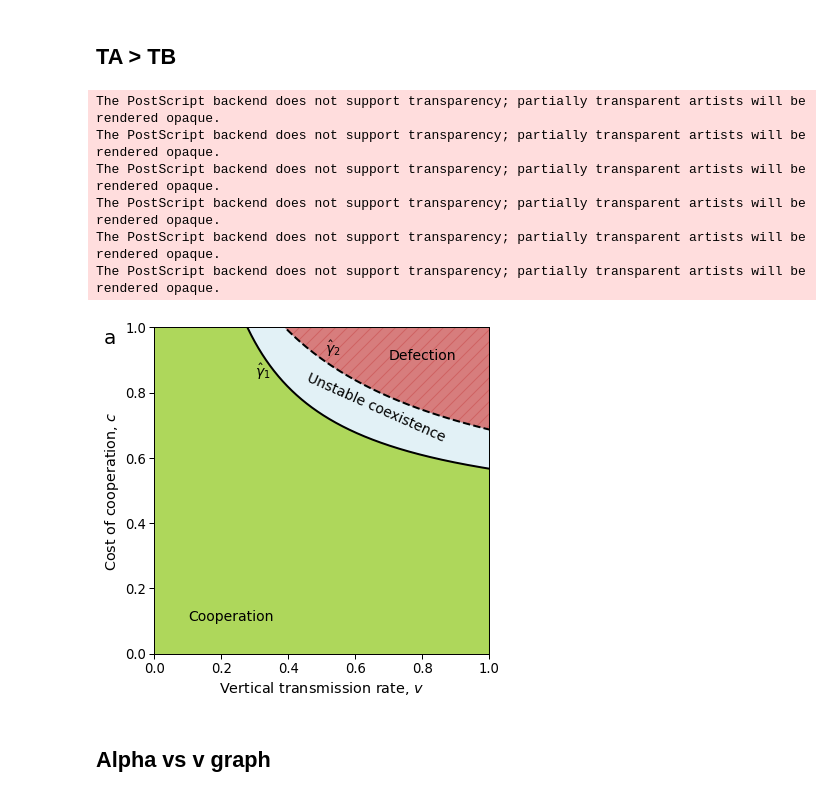
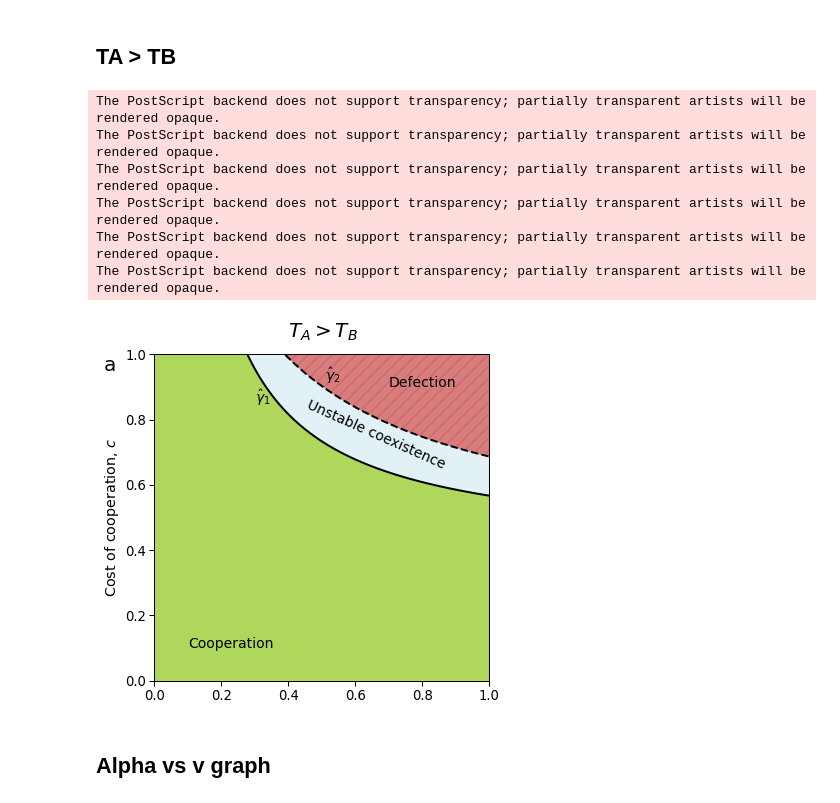
Before and after one commit to yoavram-lab/CulturalCooperation, a Jupyter notebook: ms/figures.ipynb, the cells around one changed output. Drawn from its saved outputs; the diff is of its cells as text; code cells hidden in the pictures.

Commit message:
Add titles to figure 4 and remove axis titles

```diff
--- a/ms/figures.ipynb
+++ b/ms/figures.ipynb
@@ -326,35 +328,36 @@ ax.plot(v[v>vhat], γ2[v>vhat], '--k', lw=2)
 ## ii. c<γ1
 ax.fill_between(v, γ1, color='yellowgreen', alpha=0.8)
 
 ## v. c > γ2
 ax.fill_between(v, 1, γ2, color='indianred', hatch="//", alpha=0.8)
 
 ## viii. γ1 < c < γ2
 ax.fill_between(v, γ1, γ2, color='lightblue', alpha=0.35)
 
 ax.set(ylabel='Cost of cooperation, $c$',
-    xlabel='Vertical transmission rate, $v$',
+    #xlabel='Vertical transmission rate, $v$',
     ylim=(0, 1),
     xlim=(0, 1)
 )
 
 ax.text(0.1, 0.1, r'Cooperation', fontdict=fontdict)
 ax.text(0.7, 0.9, r'Defection', fontdict=fontdict)
 ax.text(0.45, 0.65, r'Unstable coexistence', fontdict=fontdict, rotation = -24)
 ax.text(0.3, 0.85, r'$\hat\gamma_1$', fontdict=fontdict)
 ax.text(0.51, 0.92, r'$\hat\gamma_2$', fontdict=fontdict)
 ax.text(-0.15, 0.95, 'a', fontdict=dict(fontsize=20))
+ax.text(0.4, 1.05, r'$T_A>T_B$', fontdict=dict(fontsize=20))
 
 fig.savefig('Figures/Result3_TA_TB.pdf')
 fig.savefig('Figures/Result3_TA_TB.eps')
 # %% [output]
 The PostScript backend does not support transparency; partially transparent artists will be rendered opaque.
 The PostScript backend does not support transparency; partially transparent artists will be rendered opaque.
 The PostScript backend does not support transparency; partially transparent artists will be rendered opaque.
 The PostScript backend does not support transparency; partially transparent artists will be rendered opaque.
 The PostScript backend does not support transparency; partially transparent artists will be rendered opaque.
 The PostScript backend does not support transparency; partially transparent artists will be rendered opaque.
-[figure, old version]
+[figure, new version]
 # %% [markdown]
 ## Alpha vs v graph
 # %% [markdown]
```
Also changed, not shown: parts of 3 cells of this notebook, 13 other files.
